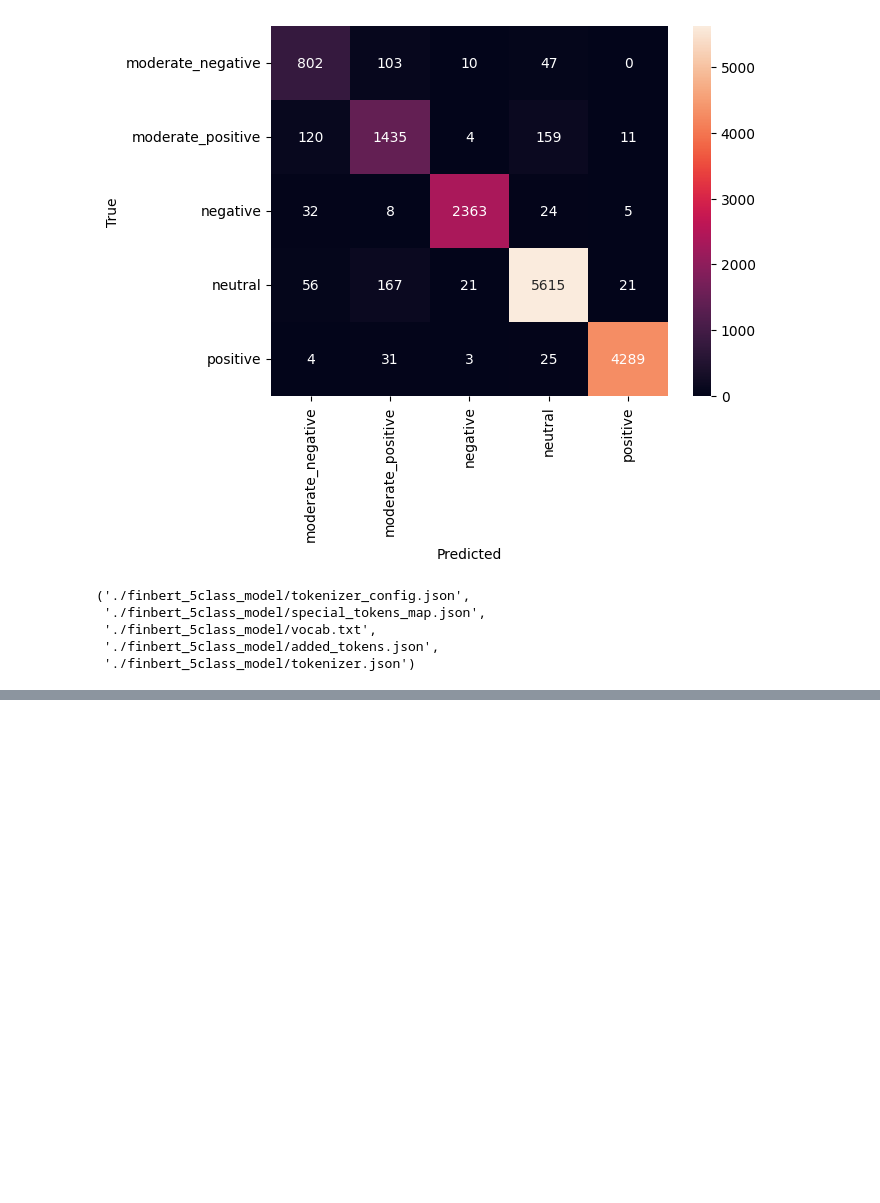
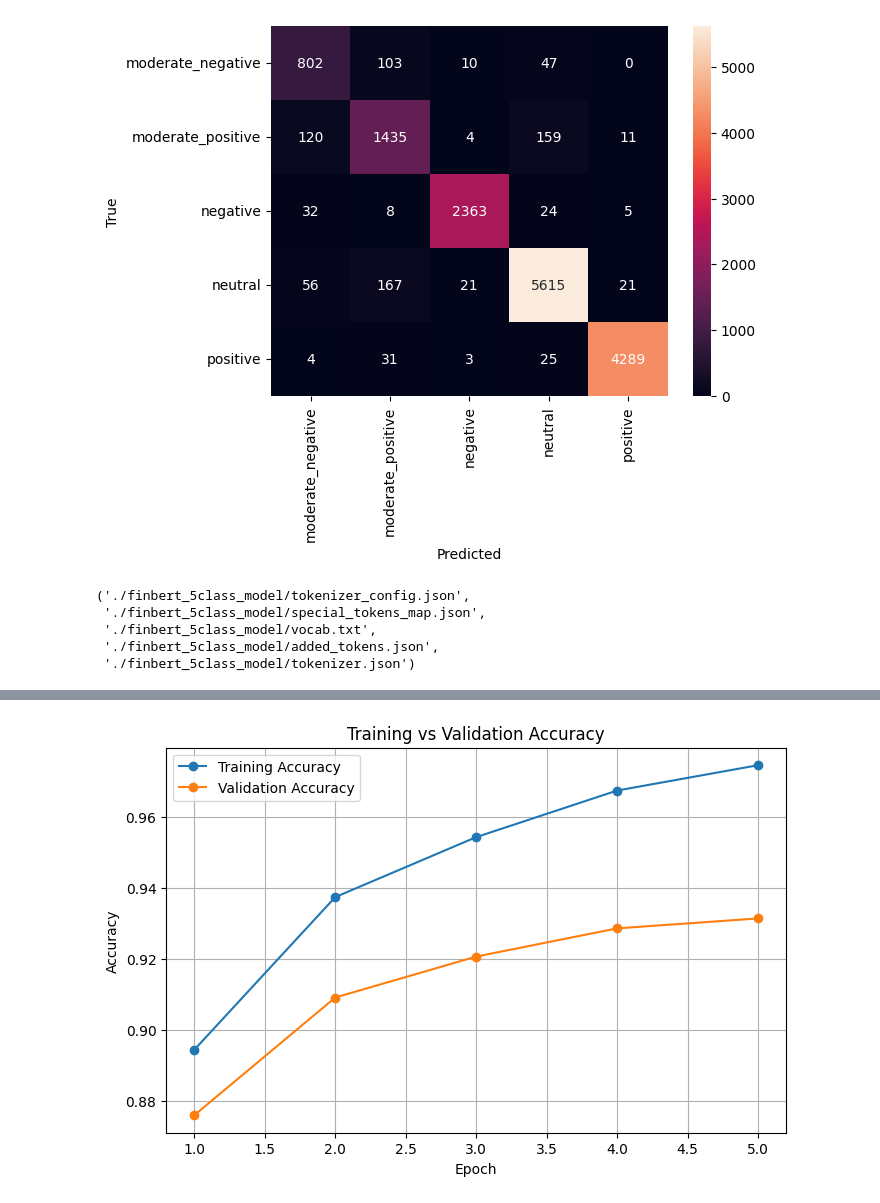
Before and after one commit to Eloiseedwards/Assessment-2, a Jupyter notebook: Dan M/finBERT.ipynb, the cells around one changed output, grey strips where cells are left out. Drawn from its saved outputs; the diff is of its cells as text; code cells hidden in the pictures; blank space fills up the shorter version.

```diff
--- a/Dan M/finBERT.ipynb
+++ b/Dan M/finBERT.ipynb
@@ -369,0 +405,22 @@ Training Accuracy (epoch 1): 0.8944
+# %%
+import pandas as pd
+import matplotlib.pyplot as plt
+
+logs = pd.DataFrame(trainer.state.log_history)
+
+train_acc = logs.dropna(subset=["train_accuracy"])
+eval_acc = logs.dropna(subset=["eval_accuracy"])
+
+plt.figure(figsize=(8,5))
+
+plt.plot(train_acc["epoch"], train_acc["train_accuracy"], marker="o", label="Training Accuracy")
+plt.plot(eval_acc["epoch"], eval_acc["eval_accuracy"], marker="o", label="Validation Accuracy")
+
+plt.xlabel("Epoch")
+plt.ylabel("Accuracy")
+plt.title("Training vs Validation Accuracy")
+plt.legend()
+plt.grid(True)
+plt.show()
+# %% [output]
+[figure, added]
```
Also changed, not shown: parts of 5 cells of this notebook.
